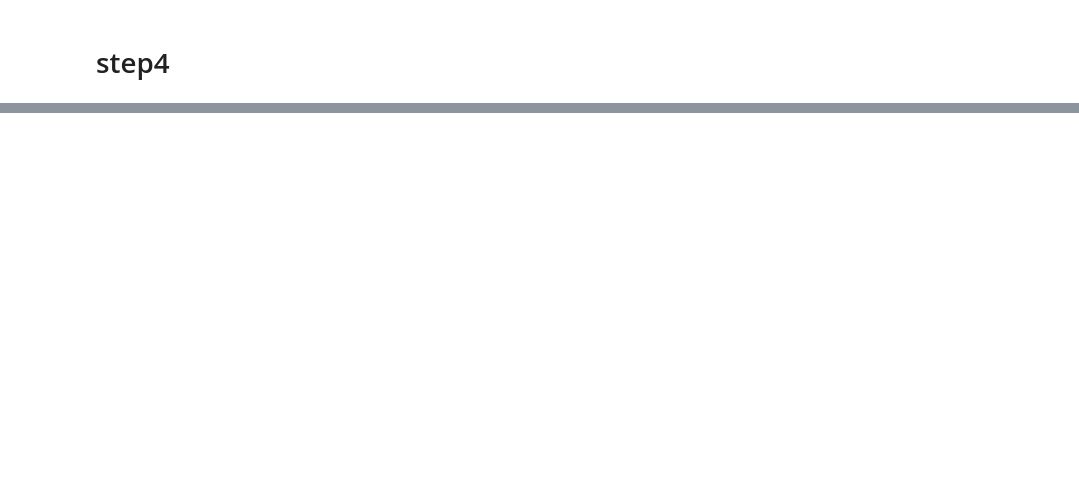
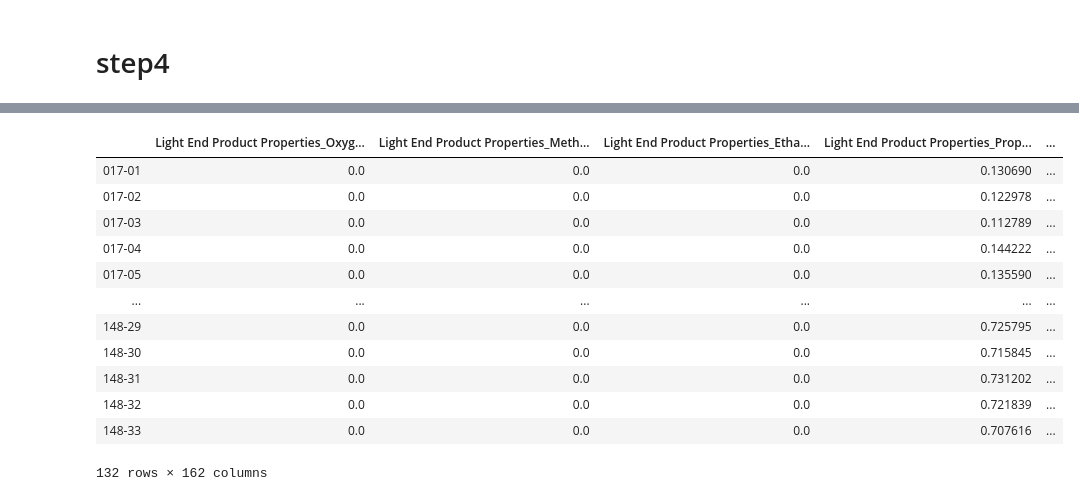
Before and after one commit to skywalker0803r/oil_project_20200412, a Jupyter notebook: API_test.ipynb, the cells around one changed output, grey strips where cells are left out. Saved outputs shown, nothing was run; the diff lists cells and outputs as text; code cells hidden in the pictures; blank space fills up the shorter version.

```diff
--- a/API_test.ipynb
+++ b/API_test.ipynb
@@ -117,0 +128,16 @@ dtype: float64
+# %%
+y
+# %% [output]
+|  | Light End Product Properties_Oxyg... | Light End Product Properties_Meth... | Light End Product Properties_Etha... | Light End Product Properties_Prop... | ... |
+| 017-01 | 0.0 | 0.0 | 0.0 | 0.130690 | ... |
+| 017-02 | 0.0 | 0.0 | 0.0 | 0.122978 | ... |
+| 017-03 | 0.0 | 0.0 | 0.0 | 0.112789 | ... |
+| 017-04 | 0.0 | 0.0 | 0.0 | 0.144222 | ... |
+| 017-05 | 0.0 | 0.0 | 0.0 | 0.135590 | ... |
+| ... | ... | ... | ... | ... | ... |
+| 148-29 | 0.0 | 0.0 | 0.0 | 0.725795 | ... |
+| 148-30 | 0.0 | 0.0 | 0.0 | 0.715845 | ... |
+| 148-31 | 0.0 | 0.0 | 0.0 | 0.731202 | ... |
+| 148-32 | 0.0 | 0.0 | 0.0 | 0.721839 | ... |
+| 148-33 | 0.0 | 0.0 | 0.0 | 0.707616 | ... |
+132 rows × 162 columns
```
Also changed, not shown: parts of 16 cells of this notebook.
